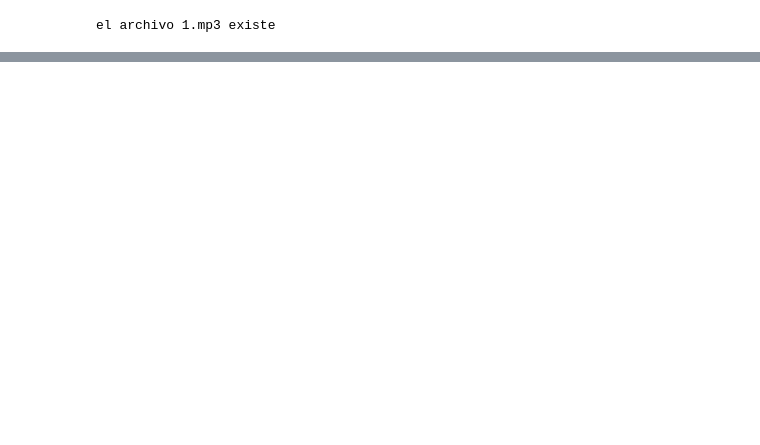
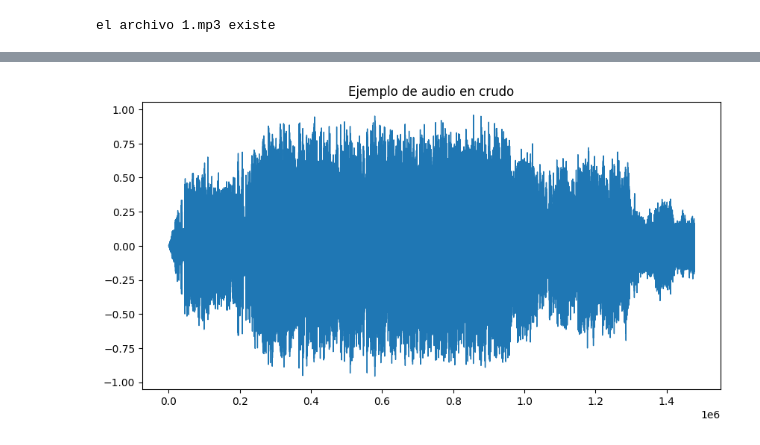
Before and after one commit to Leodna/mer, a Jupyter notebook: notebooks/spectograms.ipynb, the cells around one changed output, grey strips where cells are left out. Saved outputs shown, nothing was run; the diff lists cells and outputs as text; code cells hidden in the pictures; blank space fills up the shorter version.

```diff
--- a/notebooks/spectograms.ipynb
+++ b/notebooks/spectograms.ipynb
@@ -56,0 +80,6 @@ el archivo 1.mp3 existe
+# %%
+audio_files = glob(f"{AUDIO_DIR}\\*.mp3")
+# %%
+random_idx = np.random.randint(low=0,high=len(audio_files))
+aux_audio_file = audio_files[random_idx].split('\\')[-1]
+display(pmemo_metadata.loc[pmemo_metadata['fileName'] == aux_audio_file])
@@ -56,0 +93,5 @@ el archivo 1.mp3 existe
+# %%
+y,sr = librosa.load(audio_files[random_idx])
+print(f'y:{y[:10]}')
+print(f'shape y: {y.shape}')
+print(f'sr: {sr}')
@@ -56,0 +119,7 @@ el archivo 1.mp3 existe
+# %%
+pd.Series(y).plot(figsize=(10,5),
+                  lw=1,
+                  title='Ejemplo de audio en crudo')
+plt.show()
+# %% [output]
+[figure, added]
```
Also changed, not shown: parts of 19 cells of this notebook.
